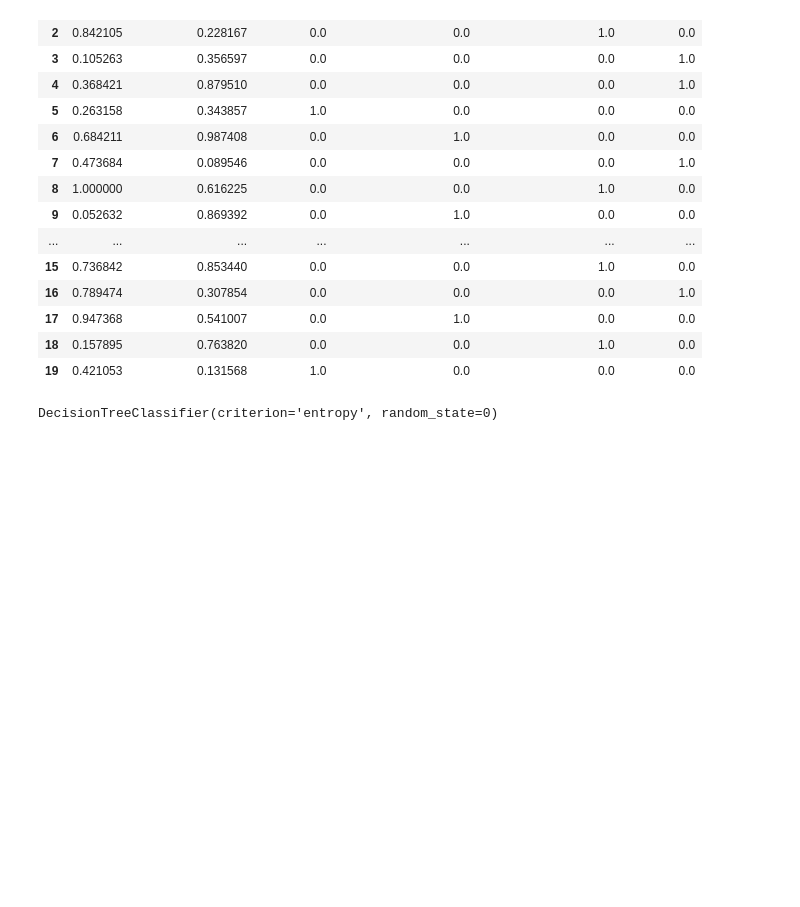
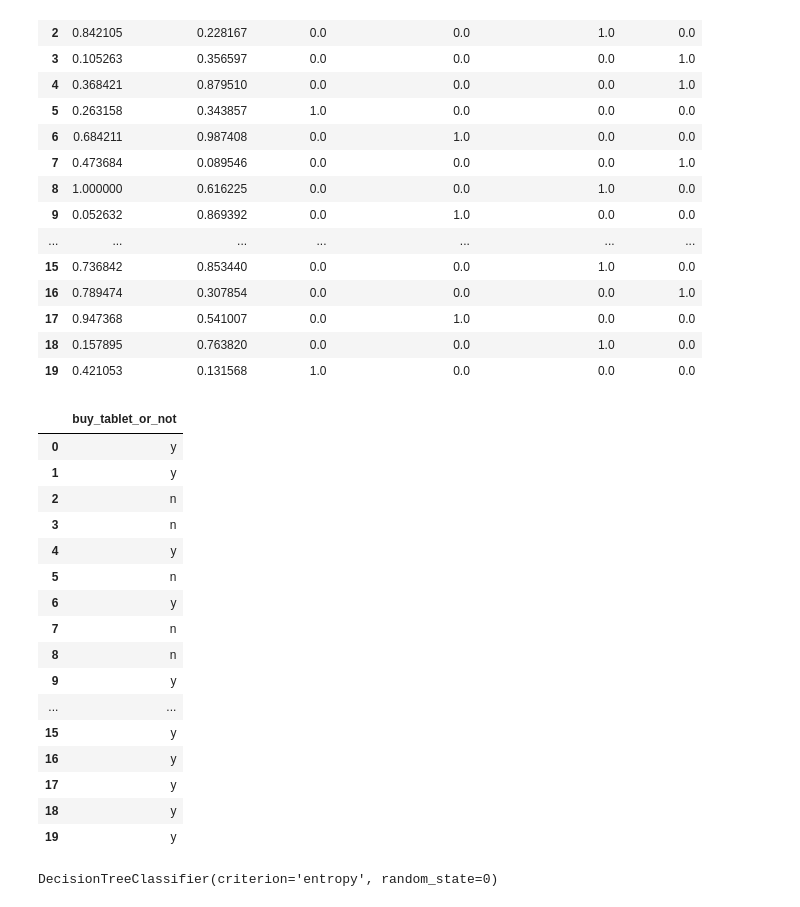
Before and after one commit to youron1115/code-repo, a Jupyter notebook: 平板購買預測決策樹/平板購買預測_決策樹.ipynb, the cells around one changed output. Drawn from its saved outputs; the diff is of its cells as text; code cells hidden in the pictures; blank space fills up the shorter version.

```diff
--- a/平板購買預測決策樹/平板購買預測_決策樹.ipynb
+++ b/平板購買預測決策樹/平板購買預測_決策樹.ipynb
@@ -173,6 +168,26 @@ pd.DataFrame(input_data,columns=x_num_col+cat_colname)
 | 17 | 0.947368 | 0.541007 | 0.0 | 1.0 | 0.0 | 0.0 |
 | 18 | 0.157895 | 0.763820 | 0.0 | 0.0 | 1.0 | 0.0 |
 | 19 | 0.421053 | 0.131568 | 1.0 | 0.0 | 0.0 | 0.0 |
+# %%
+df[['buy_tablet_or_not']]
+# %% [output]
+|  | buy_tablet_or_not |
+| 0 | y |
+| 1 | y |
+| 2 | n |
+| 3 | n |
+| 4 | y |
+| 5 | n |
+| 6 | y |
+| 7 | n |
+| 8 | n |
+| 9 | y |
+| ... | ... |
+| 15 | y |
+| 16 | y |
+| 17 | y |
+| 18 | y |
+| 19 | y |
 # %%
 train_x = input_data[:14]
 train_y = df['buy_tablet_or_not'][0:14]
```
Also changed, not shown: parts of 10 cells of this notebook, 26 other files.
